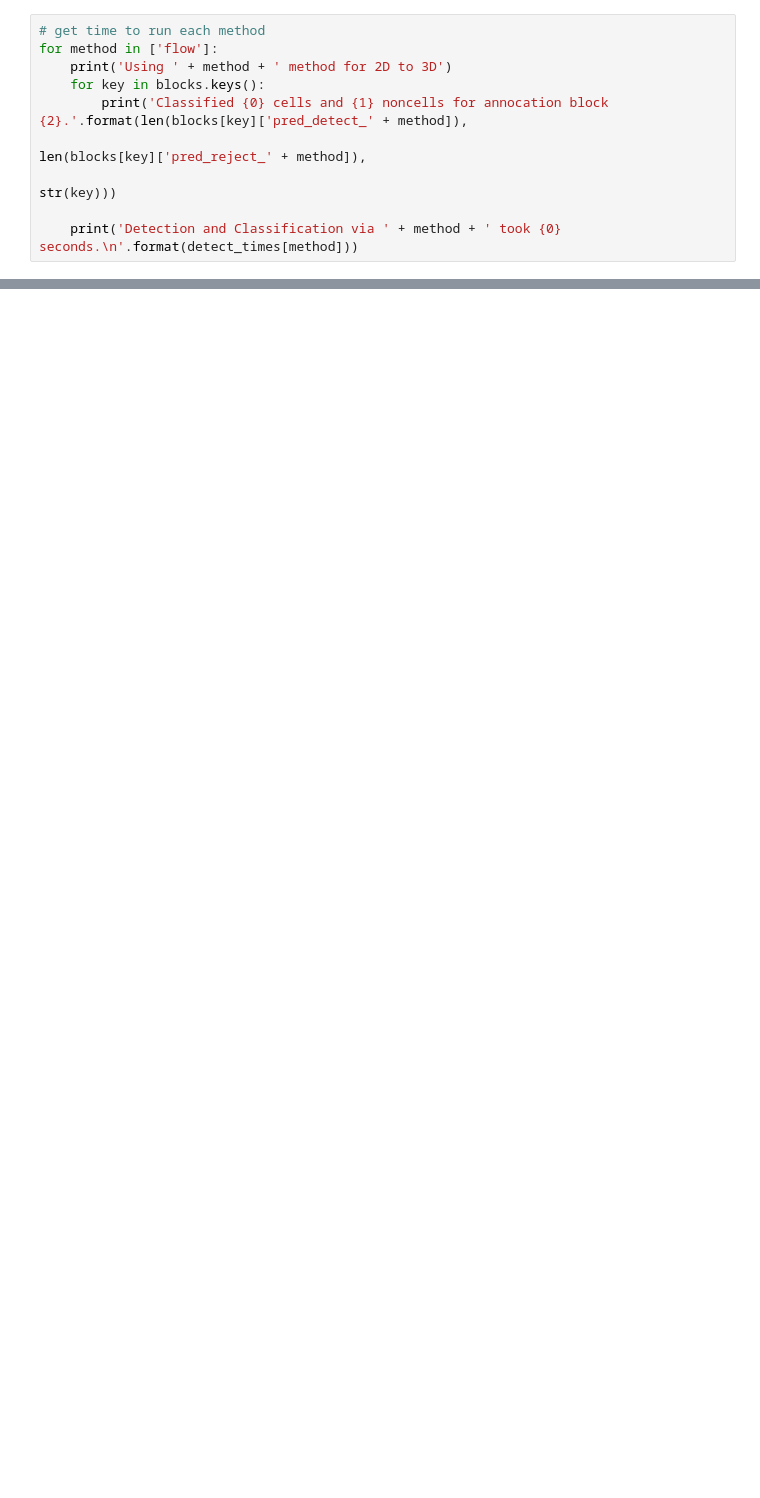
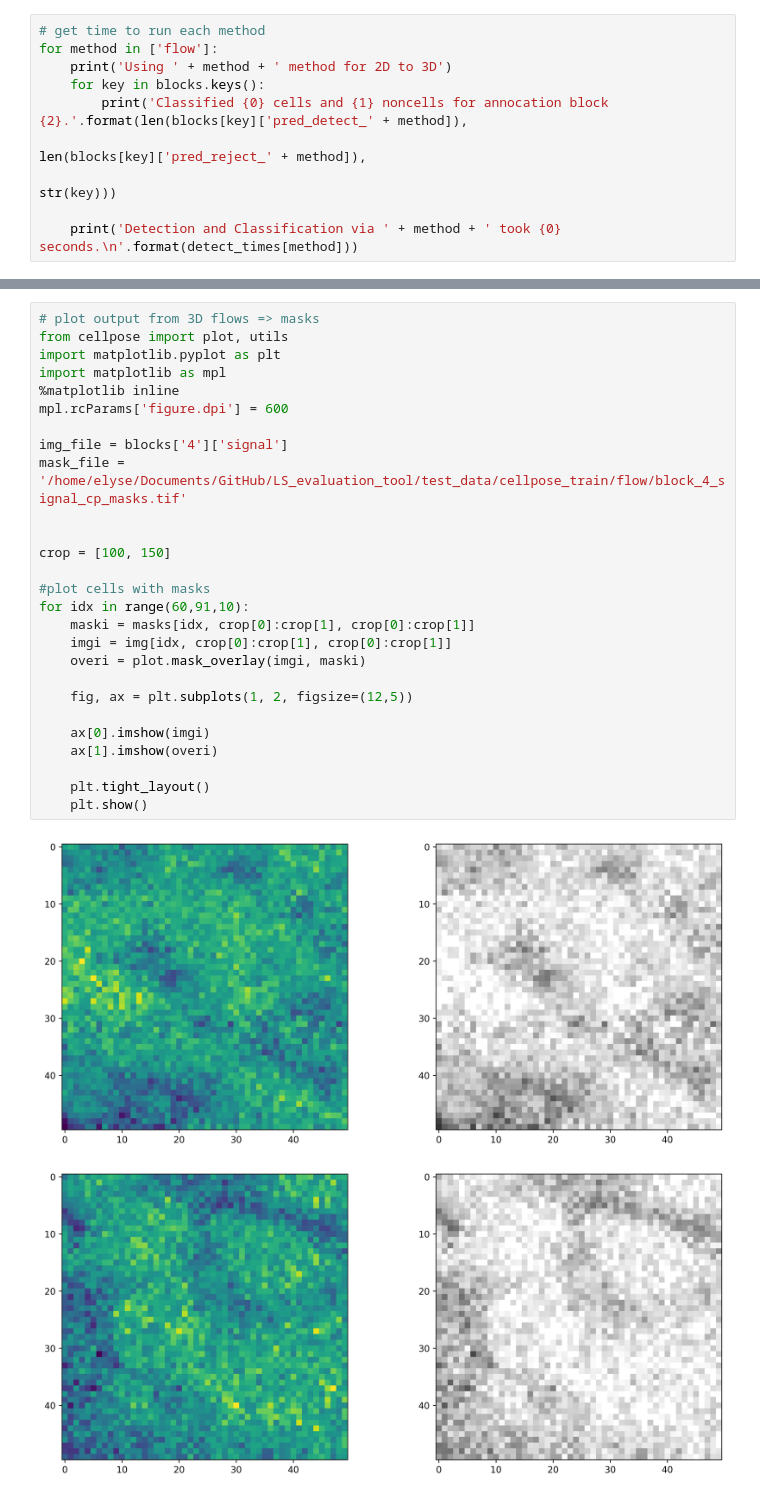
Before and after one commit to AllenInstitute/LS_Segmentation_Evaluation, a Jupyter notebook: notebooks/cellpose_train_flow.ipynb, the cells around one changed output, grey strips where cells are left out. Cells and saved outputs as stored; diff of their text form; blank space fills up the shorter version.

```diff
--- a/notebooks/cellpose_train_flow.ipynb
+++ b/notebooks/cellpose_train_flow.ipynb
@@ -402,0 +617,30 @@ plot_performance(performance)
+# %%
+# plot output from 3D flows => masks
+from cellpose import plot, utils
+import matplotlib.pyplot as plt
+import matplotlib as mpl
+%matplotlib inline
+mpl.rcParams['figure.dpi'] = 600
+
+img_file = blocks['4']['signal']
+mask_file = '/home/elyse/Documents/GitHub/LS_evaluation_tool/test_data/cellpose_train/flow/block_4_signal_cp_masks.tif'
+
+
+crop = [100, 150]
+
+#plot cells with masks
+for idx in range(60,91,10):
+    maski = masks[idx, crop[0]:crop[1], crop[0]:crop[1]]
+    imgi = img[idx, crop[0]:crop[1], crop[0]:crop[1]]
+    overi = plot.mask_overlay(imgi, maski)
+
+    fig, ax = plt.subplots(1, 2, figsize=(12,5))
+
+    ax[0].imshow(imgi)
+    ax[1].imshow(overi)
+
+    plt.tight_layout()
+    plt.show()
+# %% [output]
+[figure, added]
+[figure, added]
```
Also changed, not shown: parts of 29 cells of this notebook, 11 other files.
